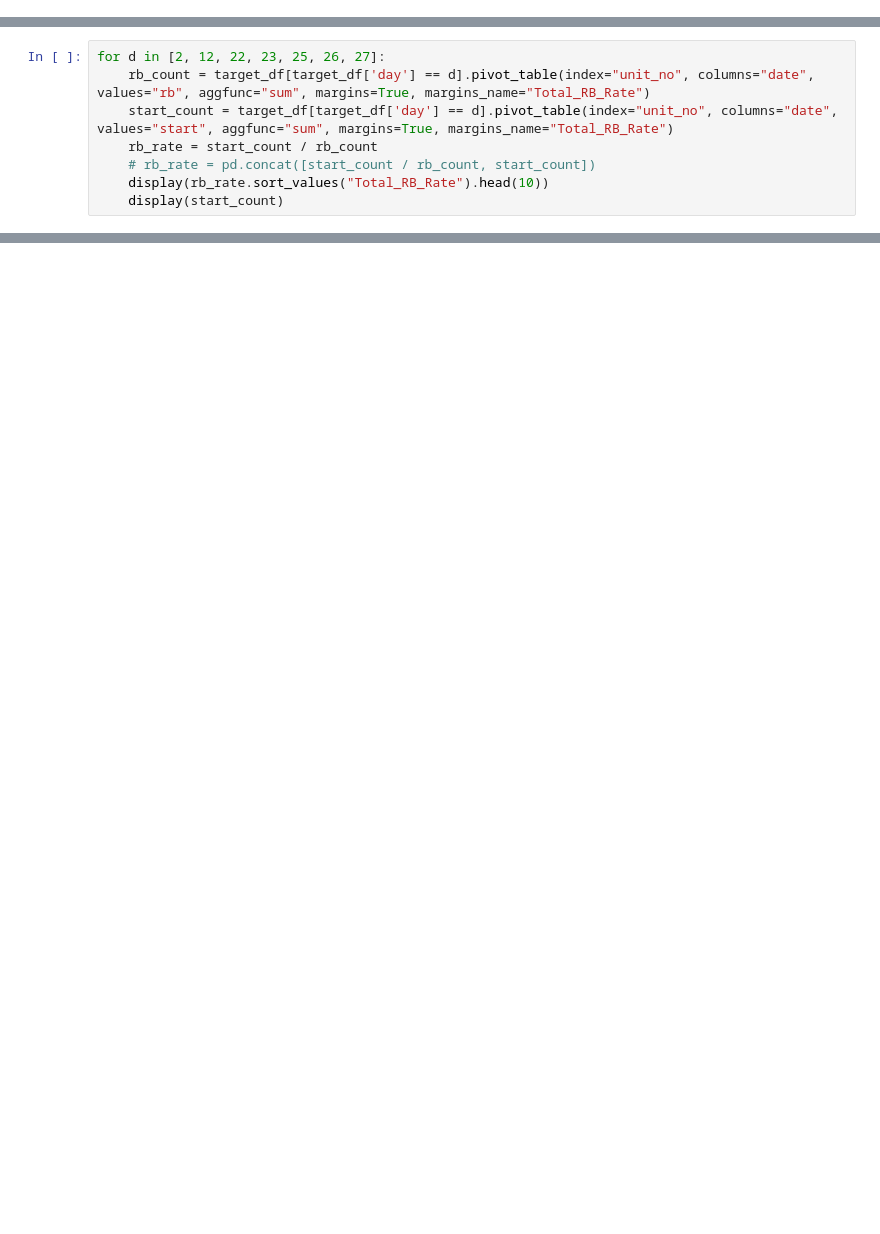
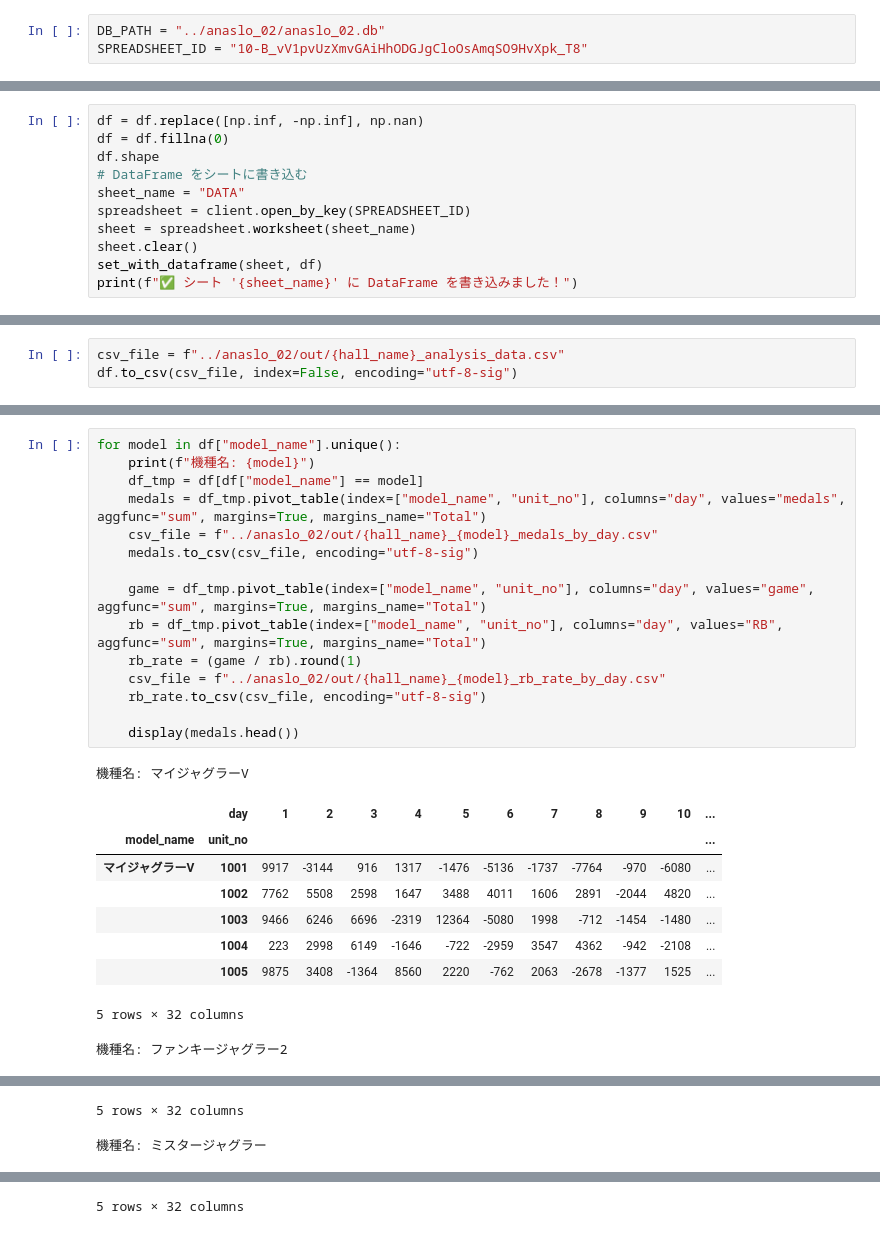
Before and after one commit to akmiccom/dataOnline, a Jupyter notebook: notebook/EXA_from_sqlite.ipynb, the cells around one changed output, grey strips where cells are left out. Cells and saved outputs as stored; diff of their text form; blank space fills up the shorter version.

Commit message:
create from sqlite to spreadsheet

```diff
--- a/notebook/EXA_from_sqlite.ipynb
+++ b/notebook/EXA_from_sqlite.ipynb
@@ -21,0 +9,3 @@ conn.close()
+# %%
+DB_PATH = "../anaslo_02/anaslo_02.db"
+SPREADSHEET_ID = "10-B_vV1pvUzXmvGAiHhODGJgCloOsAmqSO9HvXpk_T8"
@@ -84,8 +82,0 @@ rb_rete
-# %%
-for d in [2, 12, 22, 23, 25, 26, 27]:
-    rb_count = target_df[target_df['day'] == d].pivot_table(index="unit_no", columns="date", values="rb", aggfunc="sum", margins=True, margins_name="Total_RB_Rate")
-    start_count = target_df[target_df['day'] == d].pivot_table(index="unit_no", columns="date", values="start", aggfunc="sum", margins=True, margins_name="Total_RB_Rate")
-    rb_rate = start_count / rb_count
-    # rb_rate = pd.concat([start_count / rb_count, start_count])
-    display(rb_rate.sort_values("Total_RB_Rate").head(10))
-    display(start_count)
@@ -302,0 +83,11 @@ for d in [2, 12, 22, 23, 25, 26, 27]:
+# %%
+df = df.replace([np.inf, -np.inf], np.nan)
+df = df.fillna(0)
+df.shape
+# DataFrame をシートに書き込む
+sheet_name = "DATA"
+spreadsheet = client.open_by_key(SPREADSHEET_ID)
+sheet = spreadsheet.worksheet(sheet_name)
+sheet.clear()
+set_with_dataframe(sheet, df)
+print(f"✅ シート '{sheet_name}' に DataFrame を書き込みました！")
@@ -302,0 +96,3 @@ for d in [2, 12, 22, 23, 25, 26, 27]:
+# %%
+csv_file = f"../anaslo_02/out/{hall_name}_analysis_data.csv"
+df.to_csv(csv_file, index=False, encoding="utf-8-sig")
@@ -302,0 +110,26 @@ for d in [2, 12, 22, 23, 25, 26, 27]:
+# %%
+for model in df["model_name"].unique():
+    print(f"機種名: {model}")
+    df_tmp = df[df["model_name"] == model]
+    medals = df_tmp.pivot_table(index=["model_name", "unit_no"], columns="day", values="medals", aggfunc="sum", margins=True, margins_name="Total")
+    csv_file = f"../anaslo_02/out/{hall_name}_{model}_medals_by_day.csv"
+    medals.to_csv(csv_file, encoding="utf-8-sig")
+
+    game = df_tmp.pivot_table(index=["model_name", "unit_no"], columns="day", values="game", aggfunc="sum", margins=True, margins_name="Total")
+    rb = df_tmp.pivot_table(index=["model_name", "unit_no"], columns="day", values="RB", aggfunc="sum", margins=True, margins_name="Total")
+    rb_rate = (game / rb).round(1)
+    csv_file = f"../anaslo_02/out/{hall_name}_{model}_rb_rate_by_day.csv"
+    rb_rate.to_csv(csv_file, encoding="utf-8-sig")
+
+    display(medals.head())
+# %% [output]
+機種名: マイジャグラーV
+|  | day | 1 | 2 | 3 | 4 | 5 | 6 | 7 | 8 | 9 | 10 | ... |
+| model_name | unit_no |  |  |  |  |  |  |  |  |  |  | ... |
+| マイジャグラーV | 1001 | 9917 | -3144 | 916 | 1317 | -1476 | -5136 | -1737 | -7764 | -970 | -6080 | ... |
+|  | 1002 | 7762 | 5508 | 2598 | 1647 | 3488 | 4011 | 1606 | 2891 | -2044 | 4820 | ... |
+|  | 1003 | 9466 | 6246 | 6696 | -2319 | 12364 | -5080 | 1998 | -712 | -1454 | -1480 | ... |
+|  | 1004 | 223 | 2998 | 6149 | -1646 | -722 | -2959 | 3547 | 4362 | -942 | -2108 | ... |
+|  | 1005 | 9875 | 3408 | -1364 | 8560 | 2220 | -762 | 2063 | -2678 | -1377 | 1525 | ... |
+5 rows × 32 columns
+機種名: ファンキージャグラー2
@@ -302,0 +143,2 @@ for d in [2, 12, 22, 23, 25, 26, 27]:
+5 rows × 32 columns
+機種名: ミスタージャグラー
@@ -302,0 +152 @@ for d in [2, 12, 22, 23, 25, 26, 27]:
+5 rows × 32 columns
```
Also changed, not shown: parts of 14 cells of this notebook, 49 other files.
